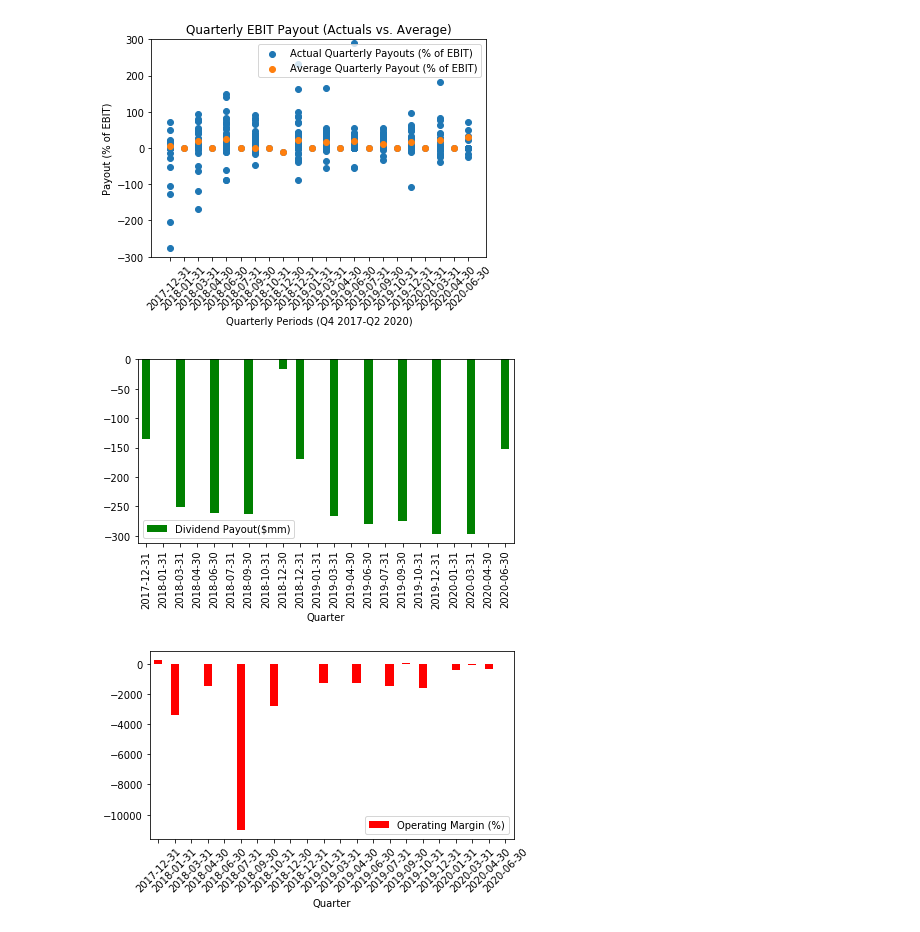
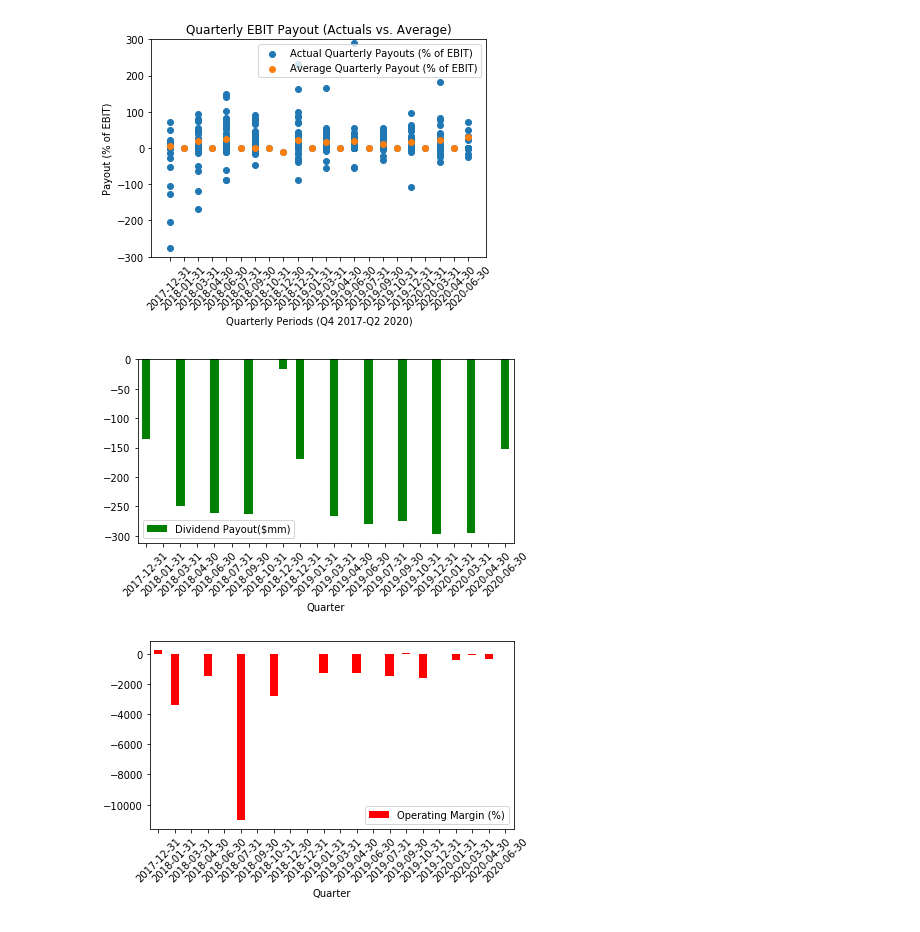
Before and after one commit to dsc55704973/project_one, a Jupyter notebook: developer/Daniel Carrillo's Work/visualizations_.ipynb, the cells around one changed output. Drawn from its saved outputs; the diff is of its cells as text; code cells hidden in the pictures.

```diff
--- a/developer/Daniel Carrillo's Work/visualizations_.ipynb
+++ b/developer/Daniel Carrillo's Work/visualizations_.ipynb
@@ -152,13 +152,15 @@ plt.savefig("../visualizations/EBIT_payout_per_quarter.png")
 # %%
 # average dividend payout over time visualization
 average_quarterly_dividend_payout=pd.DataFrame(quarterly_dict['Average Quarterly Dividend Payout'])
 average_quarterly_dividend_payout.plot(kind='bar',color='g')
 plt.tight_layout()
 
+plt.xticks(rotation=45)
+
 # save output
 plt.savefig("../visualizations/average_dividend_payout_over_time")
 # %% [output]
-[figure, old version]
+[figure, new version]
 # %%
 # average operating margin over time visualization
 average_quarterly_operating_margin=pd.DataFrame(quarterly_dict['Average Quarterly Operating Margin (%)'])
```
Also changed, not shown: 1 other file.
